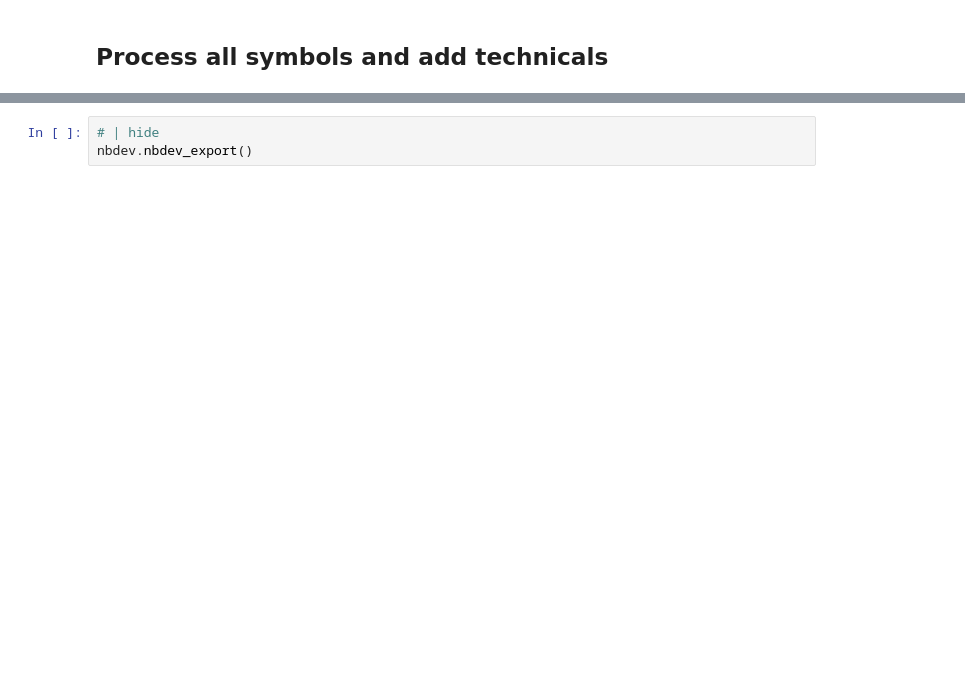
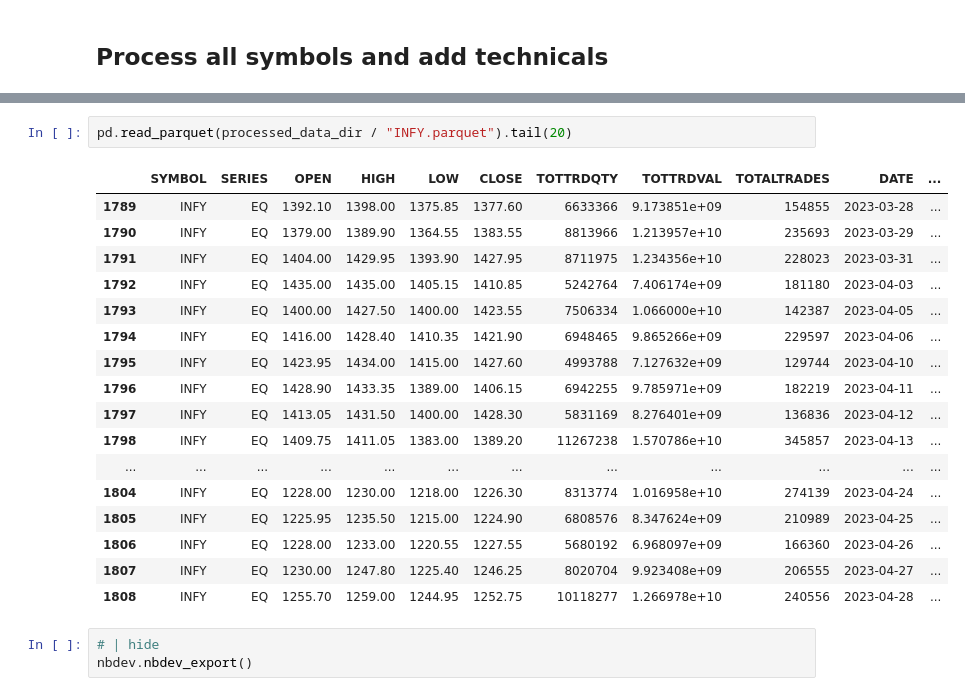
Before and after one commit to ankurdivekar/StockSurfer, a Jupyter notebook: nbs/02_technicals.ipynb, the cells around one changed output, grey strips where cells are left out. Cells and saved outputs as stored; diff of their text form; blank space fills up the shorter version.

Commit message:
rebuild & update data options

```diff
--- a/nbs/02_technicals.ipynb
+++ b/nbs/02_technicals.ipynb
@@ -253,3 +349,23 @@ def process_all_symbols():
+# %%
+pd.read_parquet(processed_data_dir / "INFY.parquet").tail(20)
+# %% [output]
+|  | SYMBOL | SERIES | OPEN | HIGH | LOW | CLOSE | TOTTRDQTY | TOTTRDVAL | TOTALTRADES | DATE | ... |
+| 1789 | INFY | EQ | 1392.10 | 1398.00 | 1375.85 | 1377.60 | 6633366 | 9.173851e+09 | 154855 | 2023-03-28 | ... |
+| 1790 | INFY | EQ | 1379.00 | 1389.90 | 1364.55 | 1383.55 | 8813966 | 1.213957e+10 | 235693 | 2023-03-29 | ... |
+| 1791 | INFY | EQ | 1404.00 | 1429.95 | 1393.90 | 1427.95 | 8711975 | 1.234356e+10 | 228023 | 2023-03-31 | ... |
+| 1792 | INFY | EQ | 1435.00 | 1435.00 | 1405.15 | 1410.85 | 5242764 | 7.406174e+09 | 181180 | 2023-04-03 | ... |
+| 1793 | INFY | EQ | 1400.00 | 1427.50 | 1400.00 | 1423.55 | 7506334 | 1.066000e+10 | 142387 | 2023-04-05 | ... |
+| 1794 | INFY | EQ | 1416.00 | 1428.40 | 1410.35 | 1421.90 | 6948465 | 9.865266e+09 | 229597 | 2023-04-06 | ... |
+| 1795 | INFY | EQ | 1423.95 | 1434.00 | 1415.00 | 1427.60 | 4993788 | 7.127632e+09 | 129744 | 2023-04-10 | ... |
+| 1796 | INFY | EQ | 1428.90 | 1433.35 | 1389.00 | 1406.15 | 6942255 | 9.785971e+09 | 182219 | 2023-04-11 | ... |
+| 1797 | INFY | EQ | 1413.05 | 1431.50 | 1400.00 | 1428.30 | 5831169 | 8.276401e+09 | 136836 | 2023-04-12 | ... |
+| 1798 | INFY | EQ | 1409.75 | 1411.05 | 1383.00 | 1389.20 | 11267238 | 1.570786e+10 | 345857 | 2023-04-13 | ... |
+| ... | ... | ... | ... | ... | ... | ... | ... | ... | ... | ... | ... |
+| 1804 | INFY | EQ | 1228.00 | 1230.00 | 1218.00 | 1226.30 | 8313774 | 1.016958e+10 | 274139 | 2023-04-24 | ... |
+| 1805 | INFY | EQ | 1225.95 | 1235.50 | 1215.00 | 1224.90 | 6808576 | 8.347624e+09 | 210989 | 2023-04-25 | ... |
+| 1806 | INFY | EQ | 1228.00 | 1233.00 | 1220.55 | 1227.55 | 5680192 | 6.968097e+09 | 166360 | 2023-04-26 | ... |
+| 1807 | INFY | EQ | 1230.00 | 1247.80 | 1225.40 | 1246.25 | 8020704 | 9.923408e+09 | 206555 | 2023-04-27 | ... |
+| 1808 | INFY | EQ | 1255.70 | 1259.00 | 1244.95 | 1252.75 | 10118277 | 1.266978e+10 | 240556 | 2023-04-28 | ... |
 # %%
 # | hide
 nbdev.nbdev_export()
```
Also changed, not shown: parts of 12 cells of this notebook, 16 other files.
